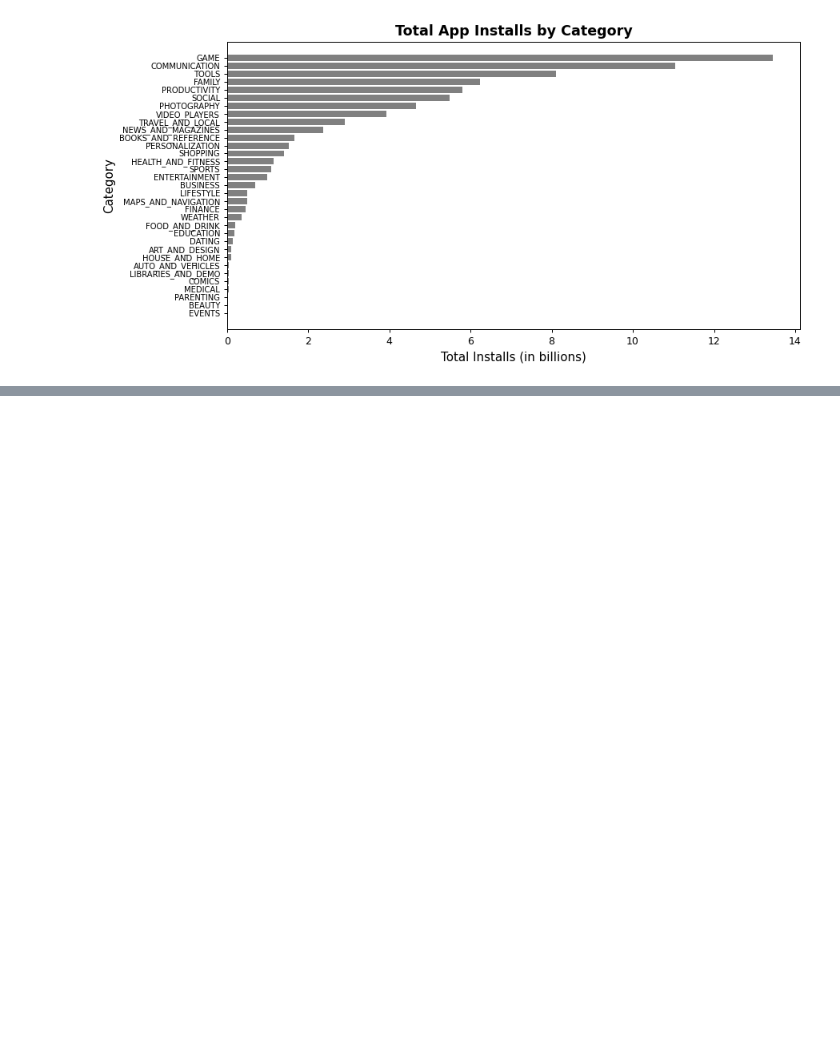
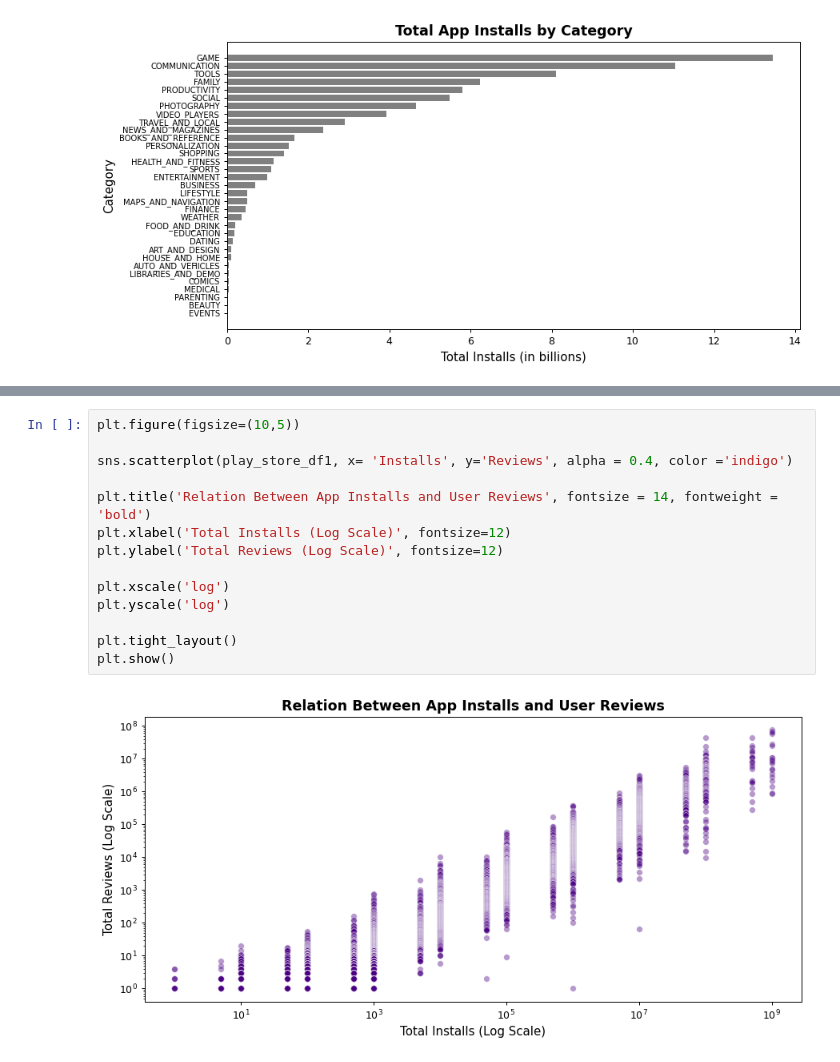
Before and after one commit to RajKumar0710/google-play-store-data-eda, a Jupyter notebook: Capstone.ipynb, the cells around one changed output, grey strips where cells are left out. Drawn from its saved outputs; the diff is of its cells as text; blank space fills up the shorter version.

```diff
--- a/Capstone.ipynb
+++ b/Capstone.ipynb
@@ -788,0 +872,16 @@ plt.show()
+# %%
+plt.figure(figsize=(10,5))
+
+sns.scatterplot(play_store_df1, x= 'Installs', y='Reviews', alpha = 0.4, color ='indigo')
+
+plt.title('Relation Between App Installs and User Reviews', fontsize = 14, fontweight = 'bold')
+plt.xlabel('Total Installs (Log Scale)', fontsize=12)
+plt.ylabel('Total Reviews (Log Scale)', fontsize=12)
+
+plt.xscale('log')
+plt.yscale('log')
+
+plt.tight_layout()
+plt.show()
+# %% [output]
+[figure, added]
```
Also changed, not shown: parts of 11 cells of this notebook.
